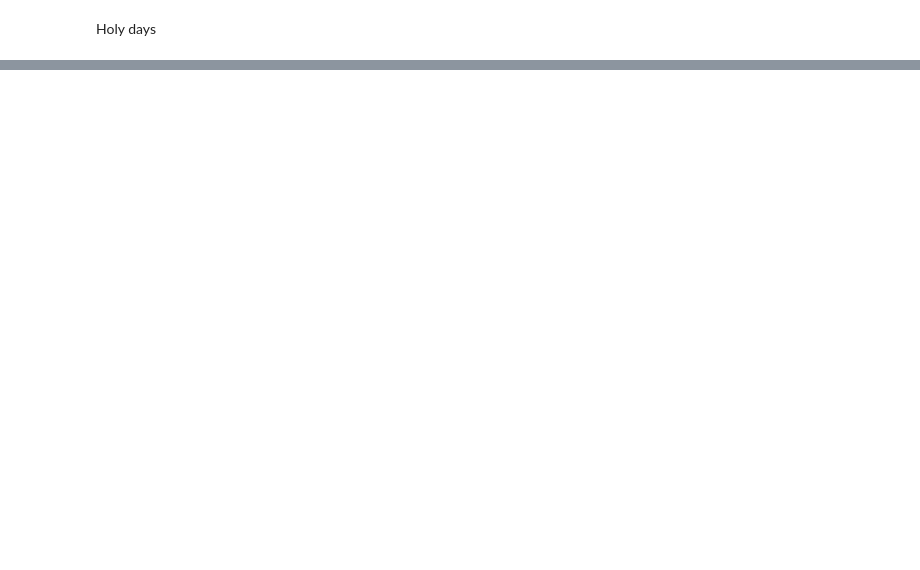
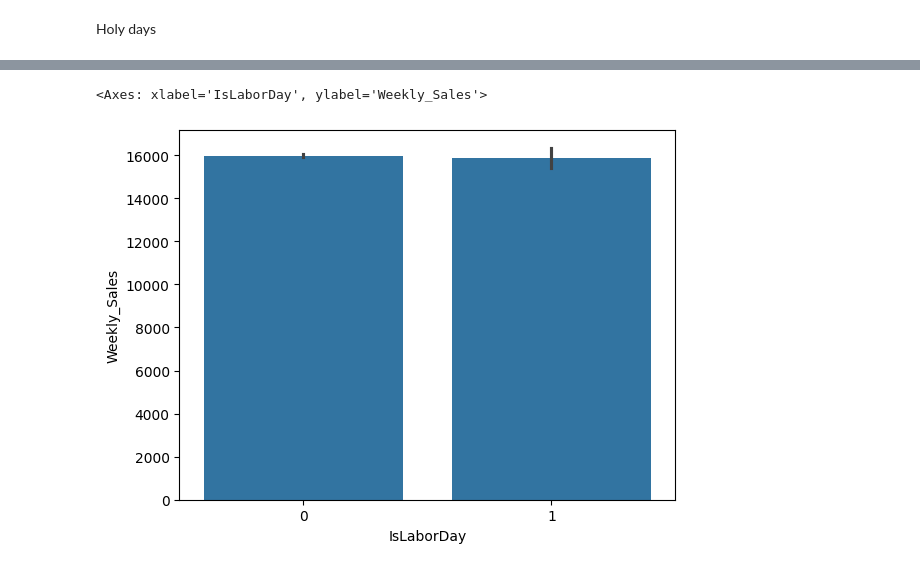
Before and after one commit to SauloCJ/Data_Science, a Jupyter notebook: Walmart Store Sales/walmart_store_sales.ipynb, the cells around one changed output, grey strips where cells are left out. Drawn from its saved outputs; the diff is of its cells as text; code cells hidden in the pictures; blank space fills up the shorter version.

```diff
--- a/Walmart Store Sales/walmart_store_sales.ipynb
+++ b/Walmart Store Sales/walmart_store_sales.ipynb
@@ -251,0 +270,5 @@ features['IsHoliday'] = [1 if x == True else 0 for x in features['IsHoliday']]
+# %%
+sns.barplot(x='IsLaborDay', y='Weekly_Sales', data=train )
+# %% [output]
+<Axes: xlabel='IsLaborDay', ylabel='Weekly_Sales'>
+[figure, added]
```
Also changed, not shown: parts of 7 cells of this notebook.
